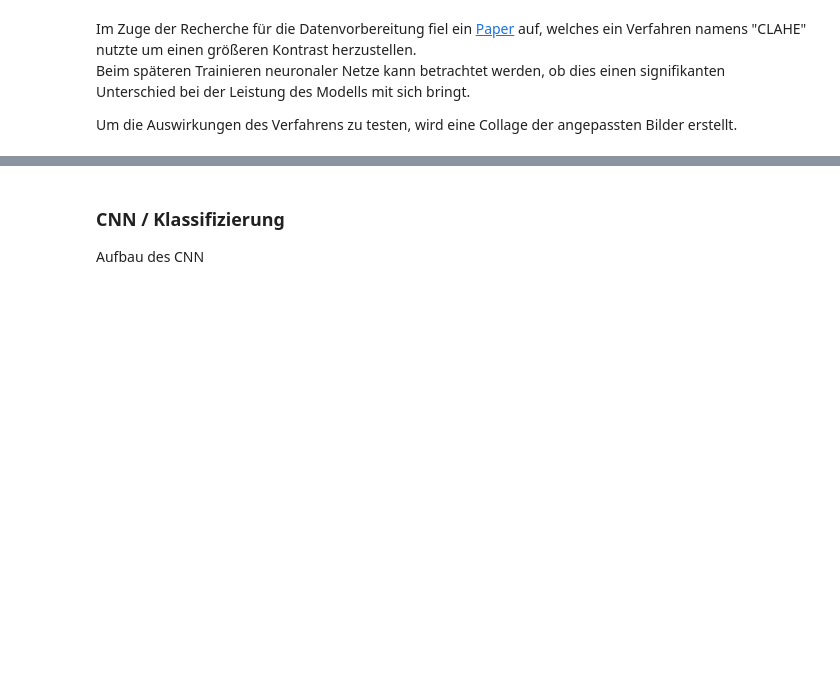
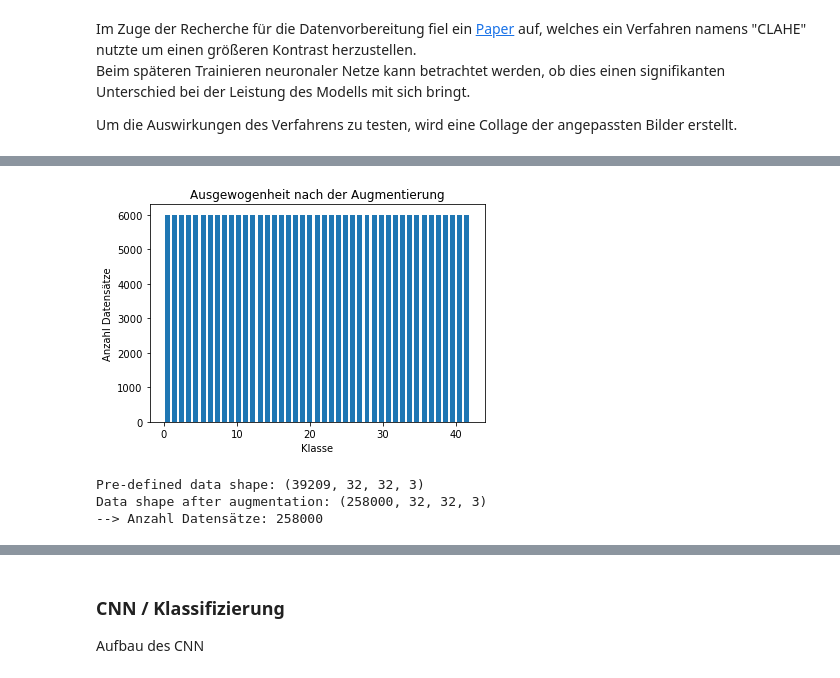
Before and after one commit to Na1k/ML-Lab_project, a Jupyter notebook: Sign-Classification.ipynb, the cells around one changed output, grey strips where cells are left out. Cells and saved outputs as stored; diff of their text form; code cells hidden in the pictures; blank space fills up the shorter version.

Commit message:
added data augmentation and keras_tuner to deploy on server

```diff
--- a/Sign-Classification.ipynb
+++ b/Sign-Classification.ipynb
@@ -365,0 +450,42 @@ Bilder mit Nachbearbeitung (höherer Kontrast):
+# %%
+images_per_class = 6000
+data_aug = np.empty((0, 32, 32, 3))
+labels_aug = np.empty(0, dtype='int32')
+
+for i in tqdm(range(len(set(labels)))):
+    # Get images and labels for each class
+    index = [labels==i]
+    i_data = data[tuple(index)]
+    i_labels = labels[tuple(index)]
+
+    i_data_aug = np.copy(i_data)
+    i_labels_aug = np.copy(i_labels)
+
+    # append augmented data to existing class-data
+    for X, y in datagen.flow(i_data, i_labels, batch_size=len(i_labels), seed=3*i+52):
+        i_data_aug = np.append(i_data_aug, X, axis=0)
+        i_labels_aug = np.append(i_labels_aug, y, axis=0)
+
+        if len(i_labels_aug) >= images_per_class:
+            break
+
+    # append data to result arrays
+    # limit to appending images to maximum images (take rows up to rownumber specified)
+    data_aug = np.append(data_aug, i_data_aug[:images_per_class], axis=0)
+    labels_aug = np.append(labels_aug, i_labels_aug[:images_per_class], axis=0)
+# %%
+plt.hist(labels_aug, bins=len(set(labels_aug)), rwidth=0.7)
+plt.title("Ausgewogenheit nach der Augmentierung")
+plt.ylabel("Anzahl Datensätze")
+plt.xlabel("Klasse")
+plt.show()
+# %% [output]
+[figure, added]
+# %%
+print("Pre-defined data shape:",data.shape)
+print("Data shape after augmentation:",data_aug.shape)
+print("--> Anzahl Datensätze:", len(data_aug))
+# %% [output]
+Pre-defined data shape: (39209, 32, 32, 3)
+Data shape after augmentation: (258000, 32, 32, 3)
+--> Anzahl Datensätze: 258000
```
Also changed, not shown: parts of 31 cells of this notebook.
